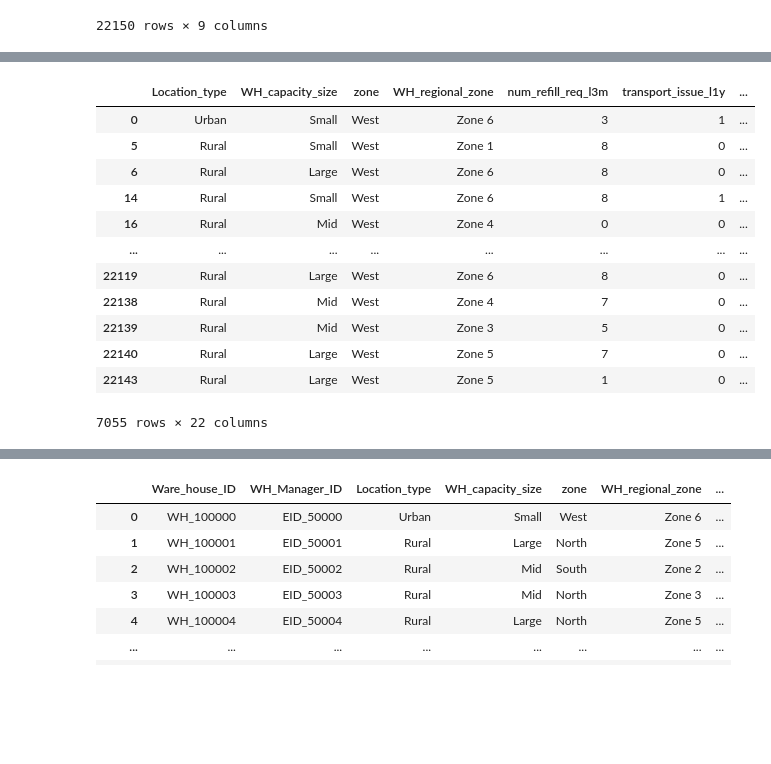
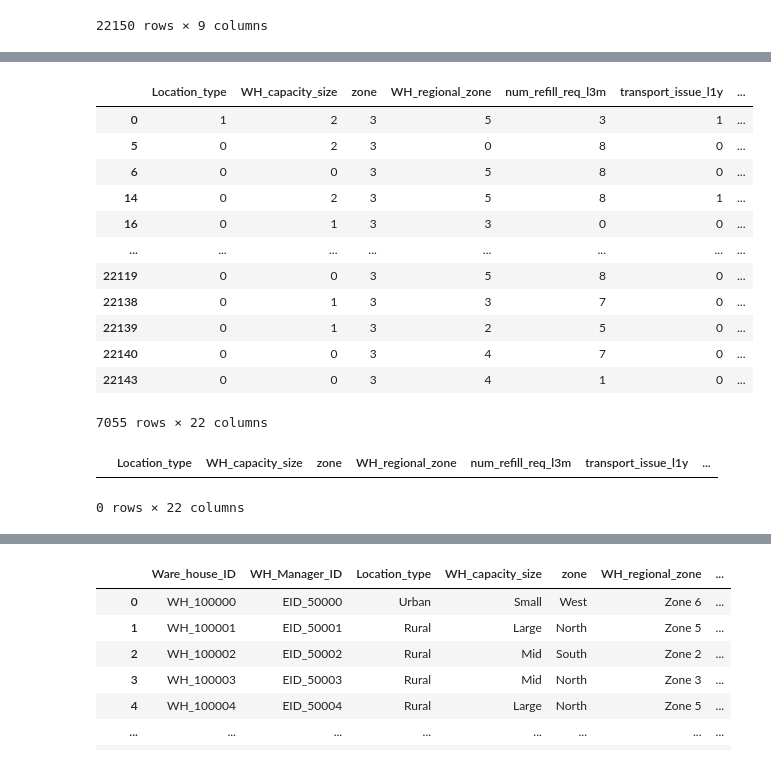
Before and after one commit to anirudhakolay/SUPPLYCHAIN, a Jupyter notebook: model(1).ipynb, the cells around one changed output, grey strips where cells are left out. Saved outputs shown, nothing was run; the diff lists cells and outputs as text; code cells hidden in the pictures; blank space fills up the shorter version.

```diff
--- a/model(1).ipynb
+++ b/model(1).ipynb
@@ -132,21 +139,27 @@ df.head()
 5 rows × 22 columns
 # %%
 #evaluate the data for west zone
-df[df['zone']=='West']
+df[df['zone']==3]
 # %% [output]
 |  | Location_type | WH_capacity_size | zone | WH_regional_zone | num_refill_req_l3m | transport_issue_l1y | ... |
-| 0 | Urban | Small | West | Zone 6 | 3 | 1 | ... |
-| 5 | Rural | Small | West | Zone 1 | 8 | 0 | ... |
-| 6 | Rural | Large | West | Zone 6 | 8 | 0 | ... |
-| 14 | Rural | Small | West | Zone 6 | 8 | 1 | ... |
-| 16 | Rural | Mid | West | Zone 4 | 0 | 0 | ... |
+| 0 | 1 | 2 | 3 | 5 | 3 | 1 | ... |
+| 5 | 0 | 2 | 3 | 0 | 8 | 0 | ... |
+| 6 | 0 | 0 | 3 | 5 | 8 | 0 | ... |
+| 14 | 0 | 2 | 3 | 5 | 8 | 1 | ... |
+| 16 | 0 | 1 | 3 | 3 | 0 | 0 | ... |
 | ... | ... | ... | ... | ... | ... | ... | ... |
-| 22119 | Rural | Large | West | Zone 6 | 8 | 0 | ... |
-| 22138 | Rural | Mid | West | Zone 4 | 7 | 0 | ... |
-| 22139 | Rural | Mid | West | Zone 3 | 5 | 0 | ... |
-| 22140 | Rural | Large | West | Zone 5 | 7 | 0 | ... |
-| 22143 | Rural | Large | West | Zone 5 | 1 | 0 | ... |
+| 22119 | 0 | 0 | 3 | 5 | 8 | 0 | ... |
+| 22138 | 0 | 1 | 3 | 3 | 7 | 0 | ... |
+| 22139 | 0 | 1 | 3 | 2 | 5 | 0 | ... |
+| 22140 | 0 | 0 | 3 | 4 | 7 | 0 | ... |
+| 22143 | 0 | 0 | 3 | 4 | 1 | 0 | ... |
 7055 rows × 22 columns
+# %%
+#evaluate the data for west zone
+df[df['zone']=='West']
+# %% [output]
+|  | Location_type | WH_capacity_size | zone | WH_regional_zone | num_refill_req_l3m | transport_issue_l1y | ... |
+0 rows × 22 columns
 # %%
 df['zone'].value_counts().plot(kind = 'pie',autopct = '%1.2f',explode = [0.01,0.01,0.01,0.01])
 # %% [output]
```
Also changed, not shown: parts of 21 cells of this notebook.
